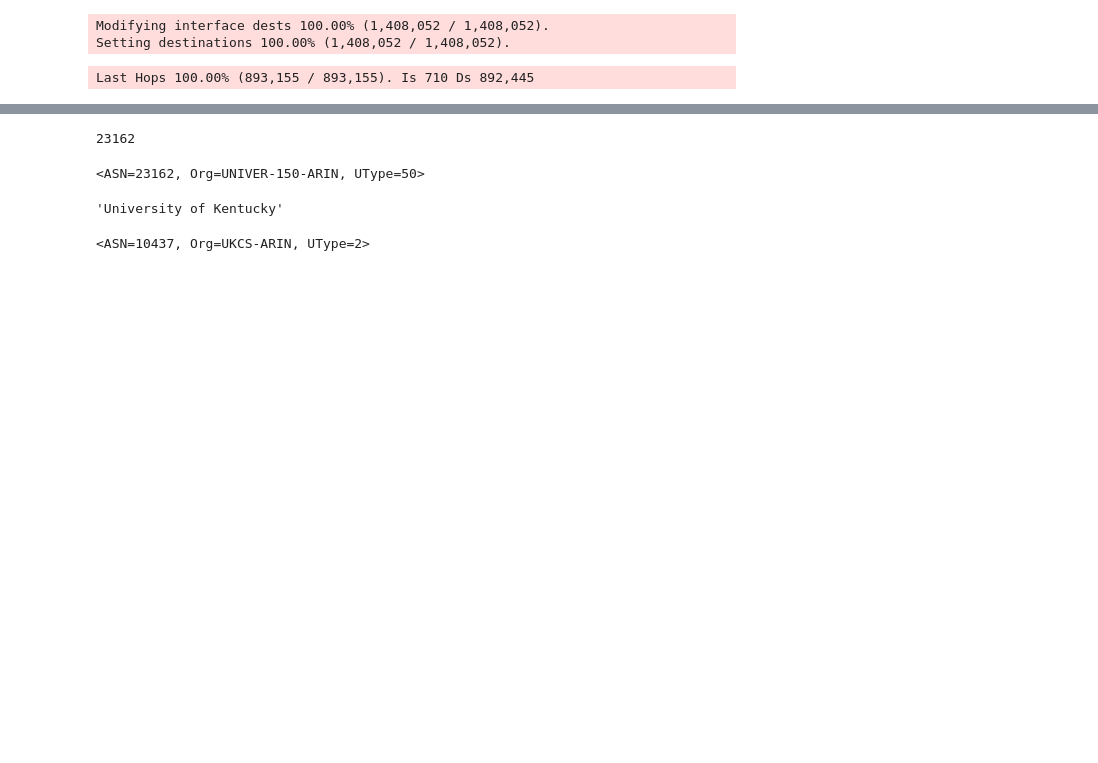
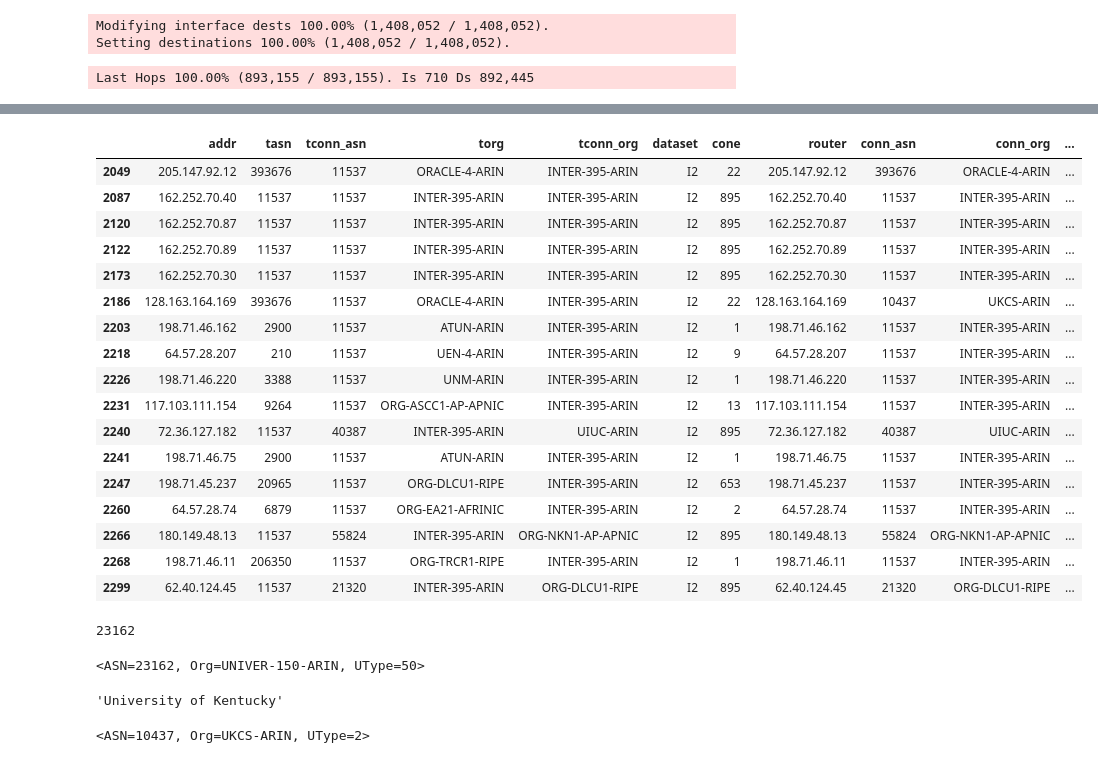
Before and after one commit to alexmarder/bdrmapit, a Jupyter notebook: Untitled1.ipynb, the cells around one changed output, grey strips where cells are left out. Drawn from its saved outputs; the diff is of its cells as text; code cells hidden in the pictures; blank space fills up the shorter version.

```diff
--- a/Untitled1.ipynb
+++ b/Untitled1.ipynb
@@ -56,0 +77,3 @@ bdrmapit = Bdrmapit(graph, as2org, bgp)
+# %%
+verify_interfaces = {k: [graph.interfaces[i] for i in v if i in graph.interfaces] for k, v in verify.interfaces().items()}
+{k: len(v) for k, v in verify_interfaces.items()}
@@ -56,0 +97,3 @@ bdrmapit = Bdrmapit(graph, as2org, bgp)
+# %%
+verify_interfaces_refine = {k: [i for i in v if i.pred or i.router.succ] for k, v in verify_interfaces.items()}
+{k: len(v) for k, v in verify_interfaces_refine.items()}
@@ -81,0 +289,5 @@ i1.advance()
+# %%
+r2 = r1.make_copy()
+i2 = i1.make_copy()
+alg.annotate_routers(bdrmapit, r2, i2, routers_succ)
+r2.advance()
@@ -81,0 +326,3 @@ i1.advance()
+# %%
+rv2 = verify.verify(verify_interfaces_refine, r2, i1)
+rv2.groupby('dataset').apply(comparison)
@@ -82,3 +336,25 @@ i1.advance()
+# %%
+# rv2[(rv2.dataset == 'I2') & ~rv2.rv & rv2.router.isin(rv1[(rv1.dataset == 'I2') & rv1.rv].router)]
+rv2[(rv2.dataset == 'I2') & ~rv2.rv & (rv2.rtype >= 10)]
+# %% [output]
+|  | addr | tasn | tconn_asn | torg | tconn_org | dataset | cone | router | conn_asn | conn_org | ... |
+| 2049 | 205.147.92.12 | 393676 | 11537 | ORACLE-4-ARIN | INTER-395-ARIN | I2 | 22 | 205.147.92.12 | 393676 | ORACLE-4-ARIN | ... |
+| 2087 | 162.252.70.40 | 11537 | 11537 | INTER-395-ARIN | INTER-395-ARIN | I2 | 895 | 162.252.70.40 | 11537 | INTER-395-ARIN | ... |
+| 2120 | 162.252.70.87 | 11537 | 11537 | INTER-395-ARIN | INTER-395-ARIN | I2 | 895 | 162.252.70.87 | 11537 | INTER-395-ARIN | ... |
+| 2122 | 162.252.70.89 | 11537 | 11537 | INTER-395-ARIN | INTER-395-ARIN | I2 | 895 | 162.252.70.89 | 11537 | INTER-395-ARIN | ... |
+| 2173 | 162.252.70.30 | 11537 | 11537 | INTER-395-ARIN | INTER-395-ARIN | I2 | 895 | 162.252.70.30 | 11537 | INTER-395-ARIN | ... |
+| 2186 | 128.163.164.169 | 393676 | 11537 | ORACLE-4-ARIN | INTER-395-ARIN | I2 | 22 | 128.163.164.169 | 10437 | UKCS-ARIN | ... |
+| 2203 | 198.71.46.162 | 2900 | 11537 | ATUN-ARIN | INTER-395-ARIN | I2 | 1 | 198.71.46.162 | 11537 | INTER-395-ARIN | ... |
+| 2218 | 64.57.28.207 | 210 | 11537 | UEN-4-ARIN | INTER-395-ARIN | I2 | 9 | 64.57.28.207 | 11537 | INTER-395-ARIN | ... |
+| 2226 | 198.71.46.220 | 3388 | 11537 | UNM-ARIN | INTER-395-ARIN | I2 | 1 | 198.71.46.220 | 11537 | INTER-395-ARIN | ... |
+| 2231 | 117.103.111.154 | 9264 | 11537 | ORG-ASCC1-AP-APNIC | INTER-395-ARIN | I2 | 13 | 117.103.111.154 | 11537 | INTER-395-ARIN | ... |
+| 2240 | 72.36.127.182 | 11537 | 40387 | INTER-395-ARIN | UIUC-ARIN | I2 | 895 | 72.36.127.182 | 40387 | UIUC-ARIN | ... |
+| 2241 | 198.71.46.75 | 2900 | 11537 | ATUN-ARIN | INTER-395-ARIN | I2 | 1 | 198.71.46.75 | 11537 | INTER-395-ARIN | ... |
+| 2247 | 198.71.45.237 | 20965 | 11537 | ORG-DLCU1-RIPE | INTER-395-ARIN | I2 | 653 | 198.71.45.237 | 11537 | INTER-395-ARIN | ... |
+| 2260 | 64.57.28.74 | 6879 | 11537 | ORG-EA21-AFRINIC | INTER-395-ARIN | I2 | 2 | 64.57.28.74 | 11537 | INTER-395-ARIN | ... |
+| 2266 | 180.149.48.13 | 11537 | 55824 | INTER-395-ARIN | ORG-NKN1-AP-APNIC | I2 | 895 | 180.149.48.13 | 55824 | ORG-NKN1-AP-APNIC | ... |
+| 2268 | 198.71.46.11 | 206350 | 11537 | ORG-TRCR1-RIPE | INTER-395-ARIN | I2 | 1 | 198.71.46.11 | 11537 | INTER-395-ARIN | ... |
+| 2299 | 62.40.124.45 | 11537 | 21320 | INTER-395-ARIN | ORG-DLCU1-RIPE | I2 | 895 | 62.40.124.45 | 21320 | ORG-DLCU1-RIPE | ... |
 # %%
 addr = '128.163.164.169'
 # %%
```
Also changed, not shown: parts of 38 cells of this notebook.
